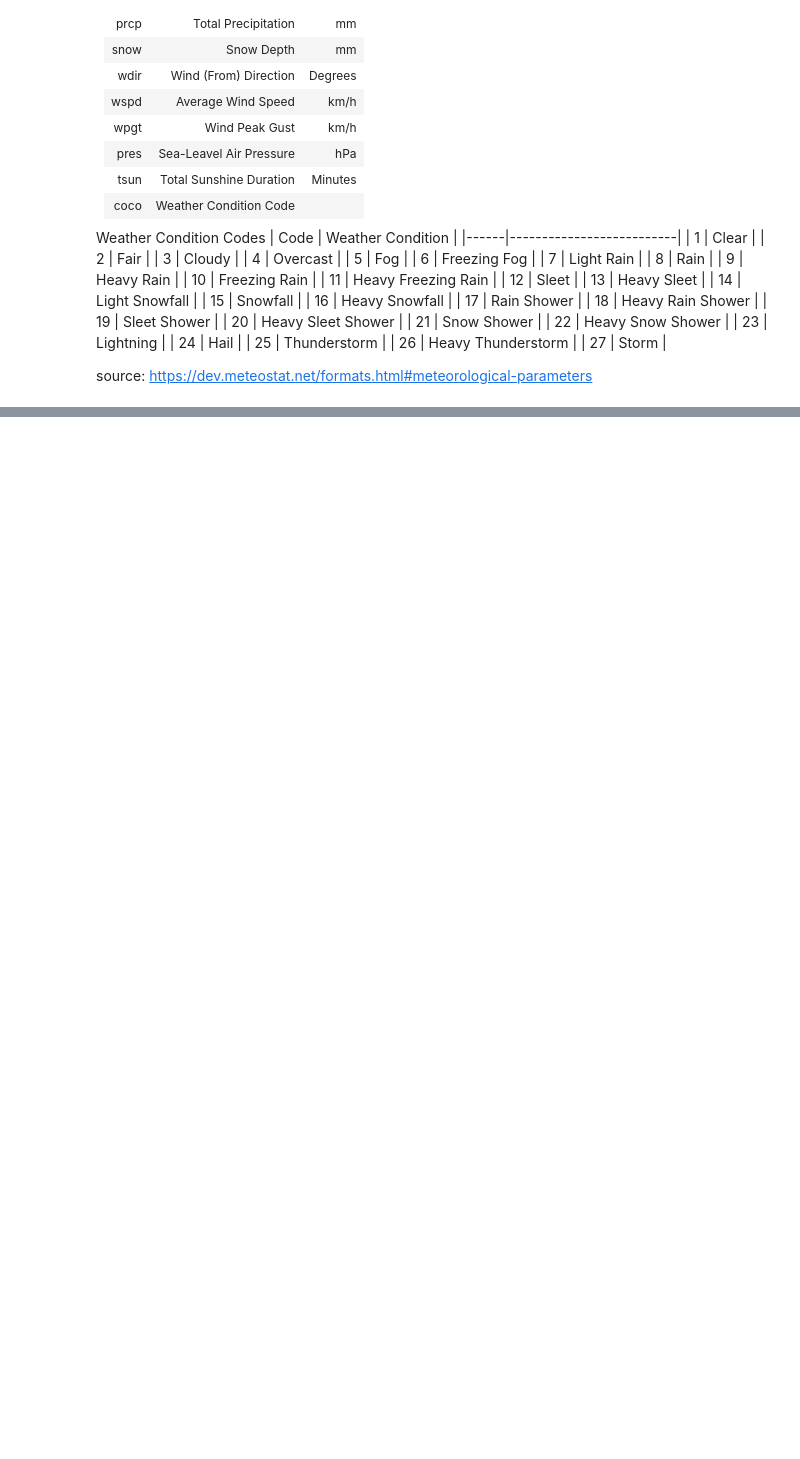
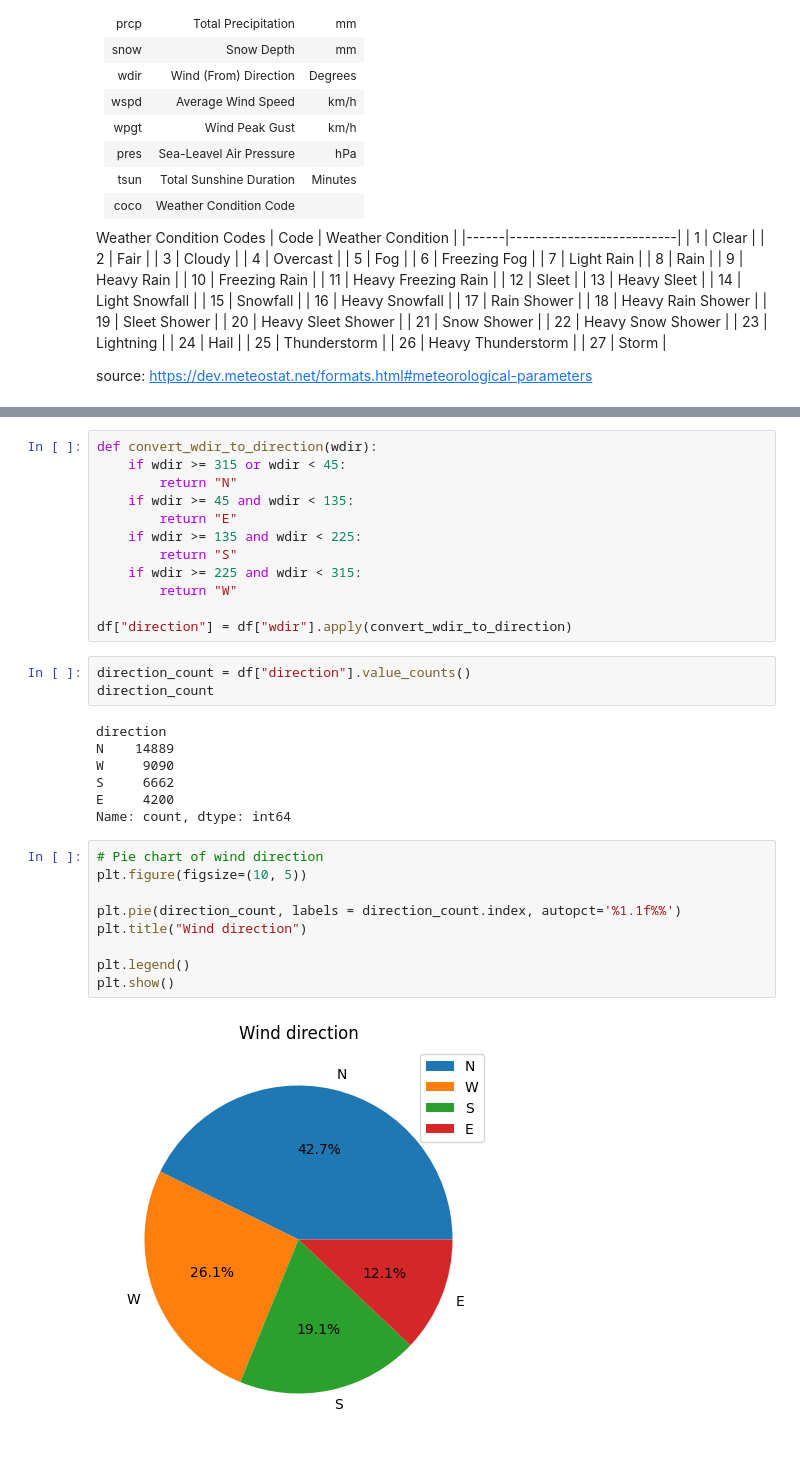
Before and after one commit to hieuxinloi/weather_forecast, a Jupyter notebook: Preprocessing_EDA.ipynb, the cells around one changed output, grey strips where cells are left out. Drawn from its saved outputs; the diff is of its cells as text; blank space fills up the shorter version.

```diff
--- a/Preprocessing_EDA.ipynb
+++ b/Preprocessing_EDA.ipynb
@@ -68,0 +220,33 @@ data.head(10)
+# %%
+def convert_wdir_to_direction(wdir):
+    if wdir >= 315 or wdir < 45:
+        return "N"
+    if wdir >= 45 and wdir < 135:
+        return "E"
+    if wdir >= 135 and wdir < 225:
+        return "S"
+    if wdir >= 225 and wdir < 315:
+        return "W"
+
+df["direction"] = df["wdir"].apply(convert_wdir_to_direction)
+# %%
+direction_count = df["direction"].value_counts()
+direction_count
+# %% [output]
+direction
+N    14889
+W     9090
+S     6662
+E     4200
+Name: count, dtype: int64
+# %%
+# Pie chart of wind direction
+plt.figure(figsize=(10, 5))
+
+plt.pie(direction_count, labels = direction_count.index, autopct='%1.1f%%')
+plt.title("Wind direction")
+
+plt.legend()
+plt.show()
+# %% [output]
+[figure, added]
```
Also changed, not shown: parts of 26 cells of this notebook.
